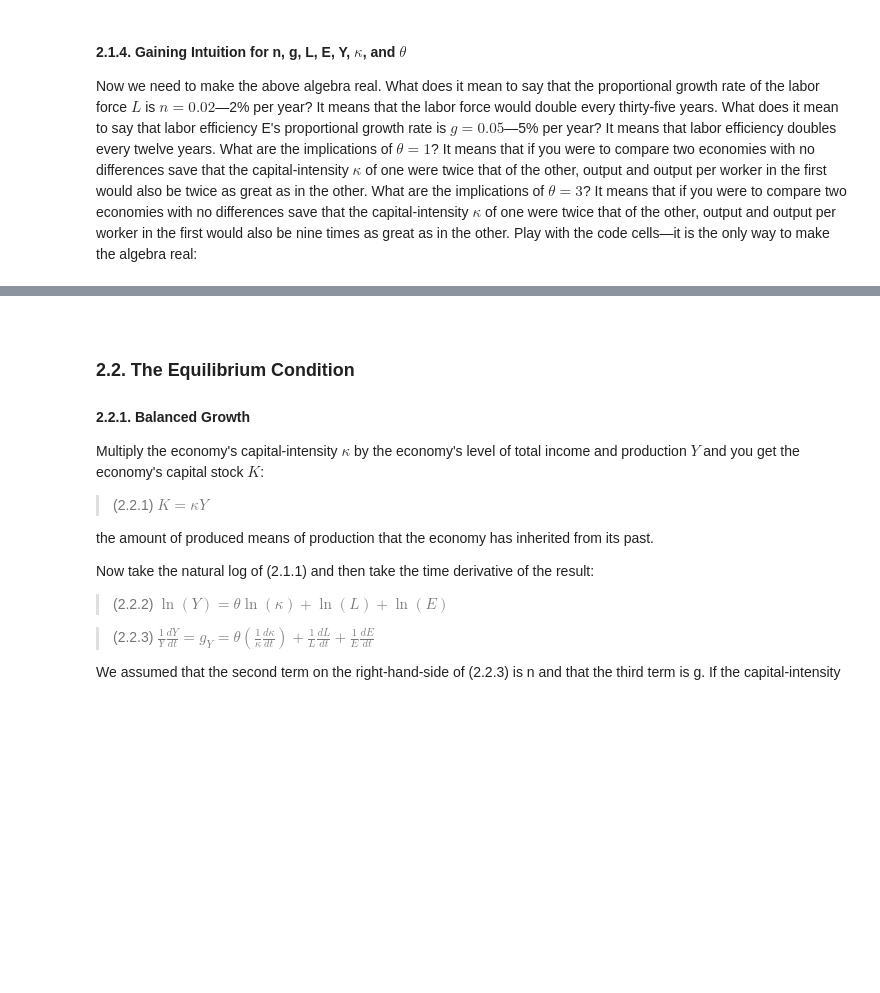
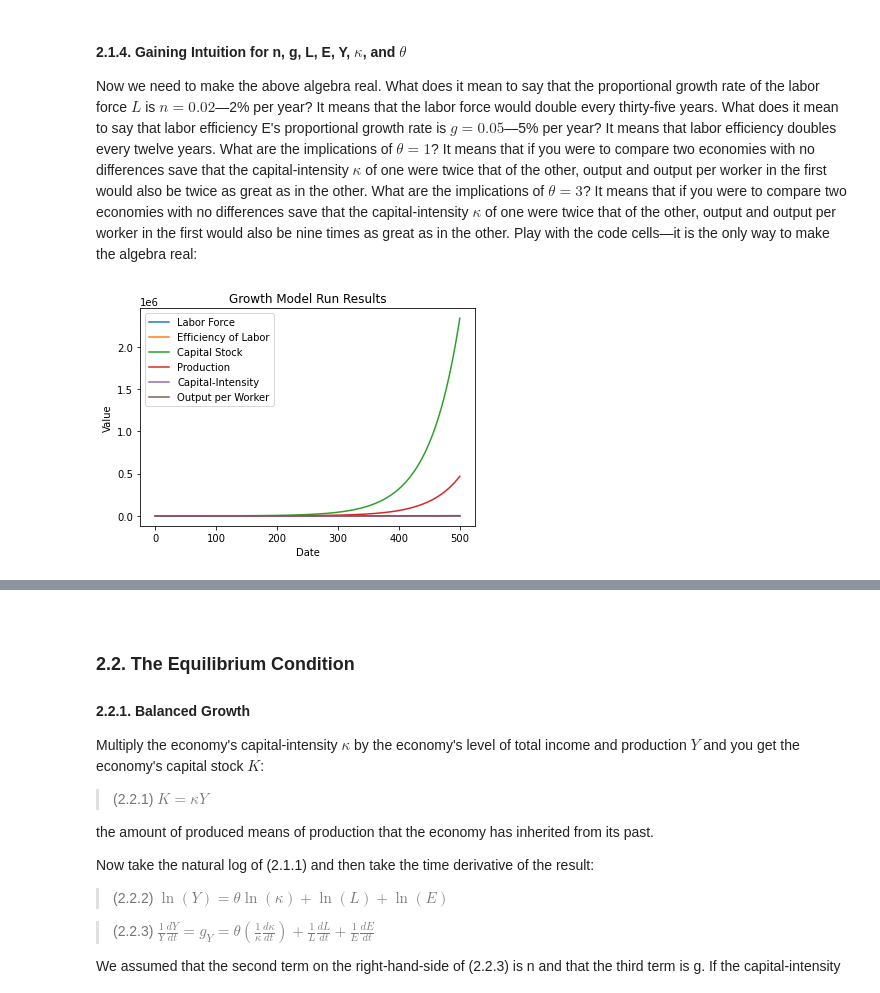
Before and after one commit to braddelong/2022-jupyter, a Jupyter notebook: econ-135-s2022-growth-theory-&-jupyter.ipynb, the cells around one changed output, grey strips where cells are left out. Drawn from its saved outputs; the diff is of its cells as text; code cells hidden in the pictures; blank space fills up the shorter version.

```diff
--- a/econ-135-s2022-growth-theory-&-jupyter.ipynb
+++ b/econ-135-s2022-growth-theory-&-jupyter.ipynb
@@ -892,16 +892,19 @@ T = 500
 L_0 = 1
 n = 0.01
 E_0 = 10
-g = 0.0
-K_0 = 300
+g = 0.01
+K_0 = 20
 s = 0.25
-δ = 0.04
+δ = 0.03
 θ = 0.5
-alpha = θ/(1 + θ)
-Y_0 = K_0**alpha * E_0 * L_0
 
 # END BLOCK
 # ----
+
+alpha = θ/(1 + θ)
+Y_0 = K_0**alpha * (E_0 * L_0)**(1-alpha)
+
+
 
 import numpy as np
 import pandas as pd
@@ -912,35 +915,43 @@ E_series = [E_0]
 K_series = [K_0]
 Y_series = [Y_0]
 𝜅_series = [K_0/Y_0]
+y_series = [Y_0/L_0]
+
 L = L_0
 E = E_0
 K = K_0
 Y = Y_0
 𝜅 = K_0/Y_0
+y = Y_0/L_0
 
 for i in range(T):
     K = K + s*Y - δ * K
     L = L * (1 + n)
     E = E * (1 + g)
-    Y = K**alpha * E * L
+    Y = K**alpha * (E * L)**(1-alpha)
+    y = Y/L
     L_series = L_series + [L]
     E_series = E_series + [E]
     K_series = K_series + [K]
     Y_series = Y_series + [Y]
     𝜅_series = 𝜅_series + [K/Y]
+    y_series = y_series + [y]
 
 
 df = pd.DataFrame()
 df['Labor Force'] = L_series
 df['Efficiency of Labor'] = E_series
 df['Capital Stock'] = K_series
 df['Production'] = Y_series
-df['Capital Intensity'] = 𝜅_series
+df['Capital-Intensity'] = 𝜅_series
+df['Output per Worker'] = y_series
 
-df.plot()
-ax.set_title("Labor Force and Efficiency of Labor")
+ax = df.plot()
+ax.set_title("Growth Model Run Results")
 ax.set_xlabel("Date")
 ax.set_ylabel("Value")
 
 plt.show()
+# %% [output]
+[figure, added]
 # %%
```
Also changed, not shown: parts of 22 cells of this notebook, 2 other files.
